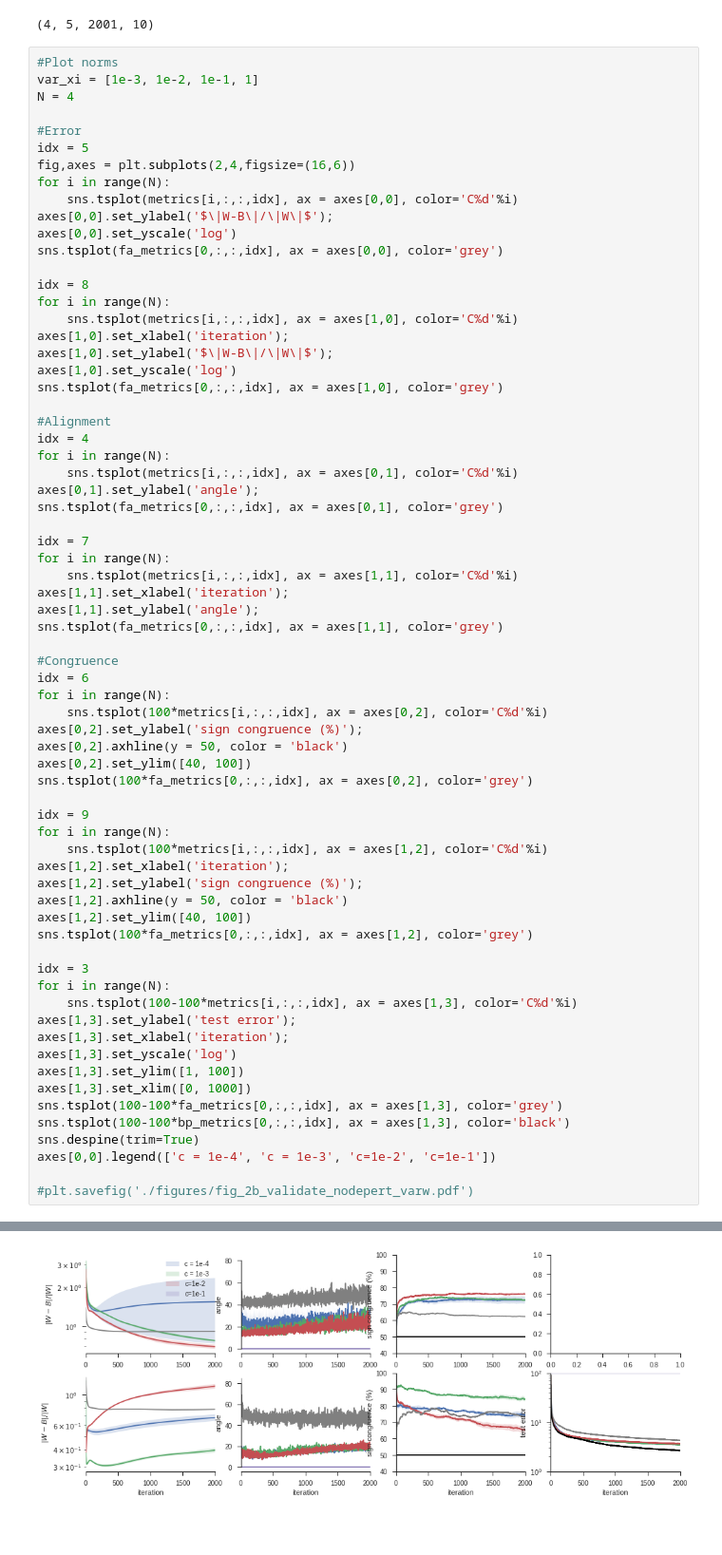
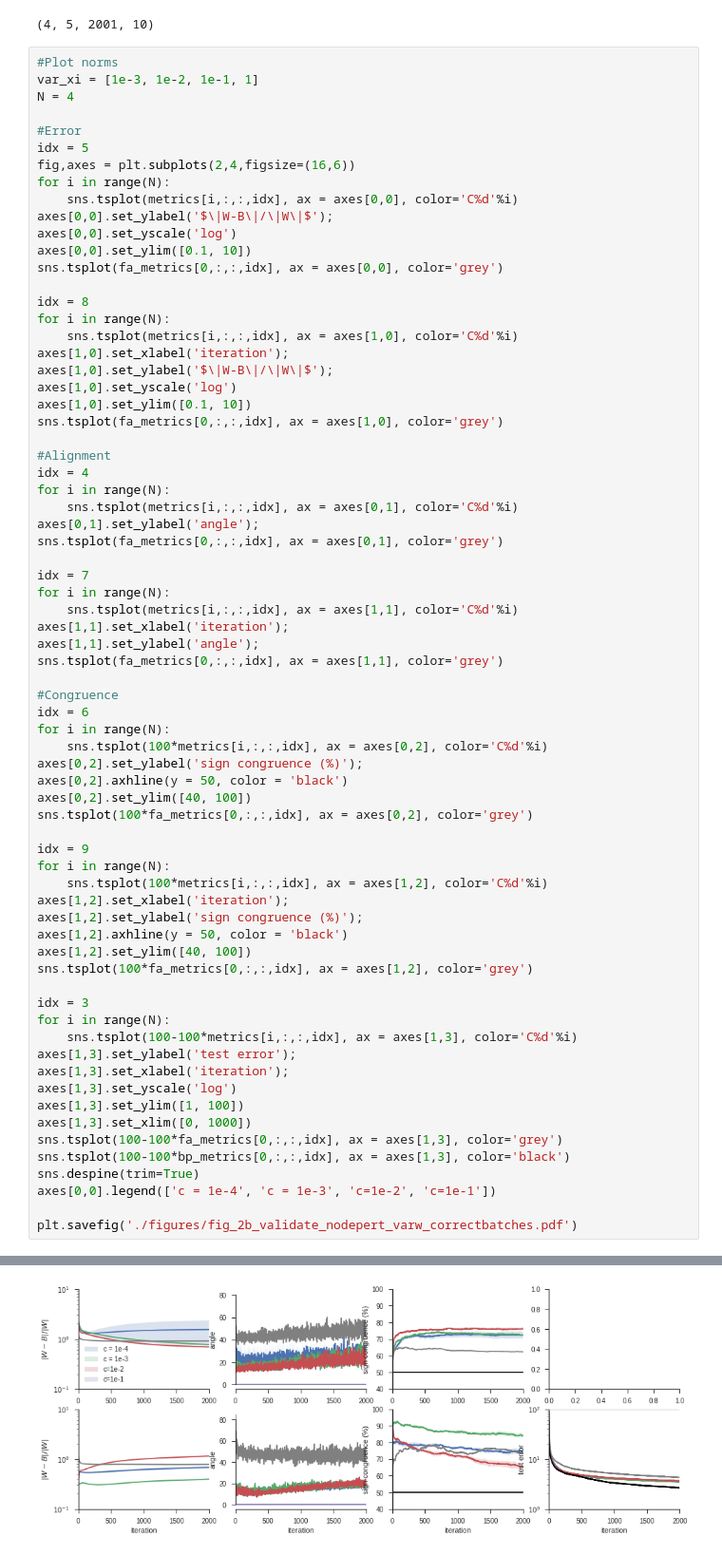
Before and after one commit to benlansdell/synthfeedback, a Jupyter notebook: notebooks/fig_2_validate_nodepert.ipynb, the cells around one changed output, grey strips where cells are left out. Shown at 95% size. Cells and saved outputs as stored; diff of their text form; blank space fills up the shorter version.

```diff
--- a/notebooks/fig_2_validate_nodepert.ipynb
+++ b/notebooks/fig_2_validate_nodepert.ipynb
@@ -518,6 +518,7 @@ for i in range(N):
     sns.tsplot(metrics[i,:,:,idx], ax = axes[0,0], color='C%d'%i)
 axes[0,0].set_ylabel('$\|W-B\|/\|W\|$');
 axes[0,0].set_yscale('log')
+axes[0,0].set_ylim([0.1, 10])
 sns.tsplot(fa_metrics[0,:,:,idx], ax = axes[0,0], color='grey')
 
 idx = 8
@@ -526,6 +527,7 @@ for i in range(N):
 axes[1,0].set_xlabel('iteration');
 axes[1,0].set_ylabel('$\|W-B\|/\|W\|$');
 axes[1,0].set_yscale('log')
+axes[1,0].set_ylim([0.1, 10])
 sns.tsplot(fa_metrics[0,:,:,idx], ax = axes[1,0], color='grey')
 
 #Alignment
@@ -548,32 +550,32 @@ for i in range(N):
     sns.tsplot(100*metrics[i,:,:,idx], ax = axes[0,2], color='C%d'%i)
 axes[0,2].set_ylabel('sign congruence (%)');
 axes[0,2].axhline(y = 50, color = 'black')
 axes[0,2].set_ylim([40, 100])
 sns.tsplot(100*fa_metrics[0,:,:,idx], ax = axes[0,2], color='grey')
 
 idx = 9
 for i in range(N):
     sns.tsplot(100*metrics[i,:,:,idx], ax = axes[1,2], color='C%d'%i)
 axes[1,2].set_xlabel('iteration');
 axes[1,2].set_ylabel('sign congruence (%)');
 axes[1,2].axhline(y = 50, color = 'black')
 axes[1,2].set_ylim([40, 100])
 sns.tsplot(100*fa_metrics[0,:,:,idx], ax = axes[1,2], color='grey')
 
 idx = 3
 for i in range(N):
     sns.tsplot(100-100*metrics[i,:,:,idx], ax = axes[1,3], color='C%d'%i)
 axes[1,3].set_ylabel('test error');
 axes[1,3].set_xlabel('iteration');
 axes[1,3].set_yscale('log')
 axes[1,3].set_ylim([1, 100])
 axes[1,3].set_xlim([0, 1000])
 sns.tsplot(100-100*fa_metrics[0,:,:,idx], ax = axes[1,3], color='grey')
 sns.tsplot(100-100*bp_metrics[0,:,:,idx], ax = axes[1,3], color='black')
 sns.despine(trim=True)
 axes[0,0].legend(['c = 1e-4', 'c = 1e-3', 'c=1e-2', 'c=1e-1'])
 
-#plt.savefig('./figures/fig_2b_validate_nodepert_varw.pdf')
+plt.savefig('./figures/fig_2b_validate_nodepert_varw_correctbatches.pdf')
 # %% [output]
 <matplotlib.legend.Legend at 0x...>
-[figure, old version]
+[figure, new version]
```
Also changed, not shown: parts of 7 cells of this notebook, 2 other files.
